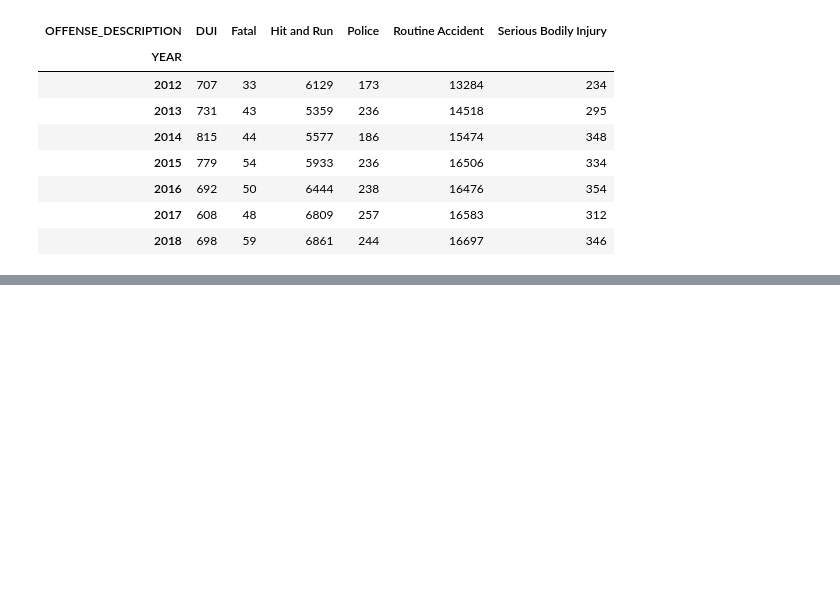
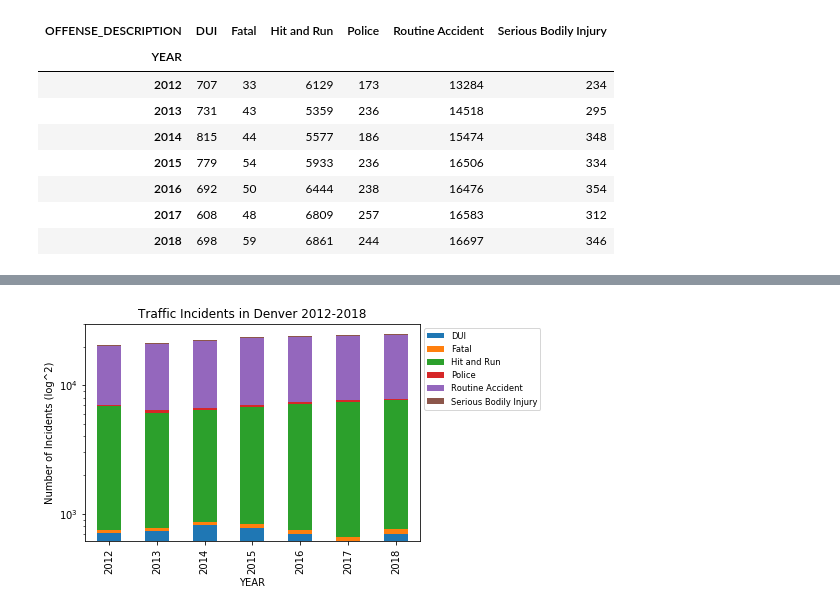
Before and after one commit to LuLu-89/Denver_traffic_woes, a Jupyter notebook: traffic_data_analysis.ipynb, the cells around one changed output, grey strips where cells are left out. Cells and saved outputs as stored; diff of their text form; code cells hidden in the pictures; blank space fills up the shorter version.

Commit message:
tried out stacked bars

```diff
--- a/traffic_data_analysis.ipynb
+++ b/traffic_data_analysis.ipynb
@@ -181,3 +181,13 @@ plt.show()
+# %%
+# Trying out stacked bars:
+unstacked_traffic_data.plot(kind='bar', stacked=True)
+plt.title('Traffic Incidents in Denver 2012-2018')
+plt.yscale('log')
+plt.ylabel('Number of Incidents (log^2)')
+plt.legend(loc='upper left', fontsize='small',  bbox_to_anchor=(1, 1))
+plt.show()
+# %% [output]
+[figure, added]
 # %%
 # traffic_data_morning_rush_hour = traffic_data[(traffic_data['TIME'] >= '05:00:00') & (traffic_data['TIME'] <= '09:00:00')]
 
```
Also changed, not shown: parts of 1 cell of this notebook.
